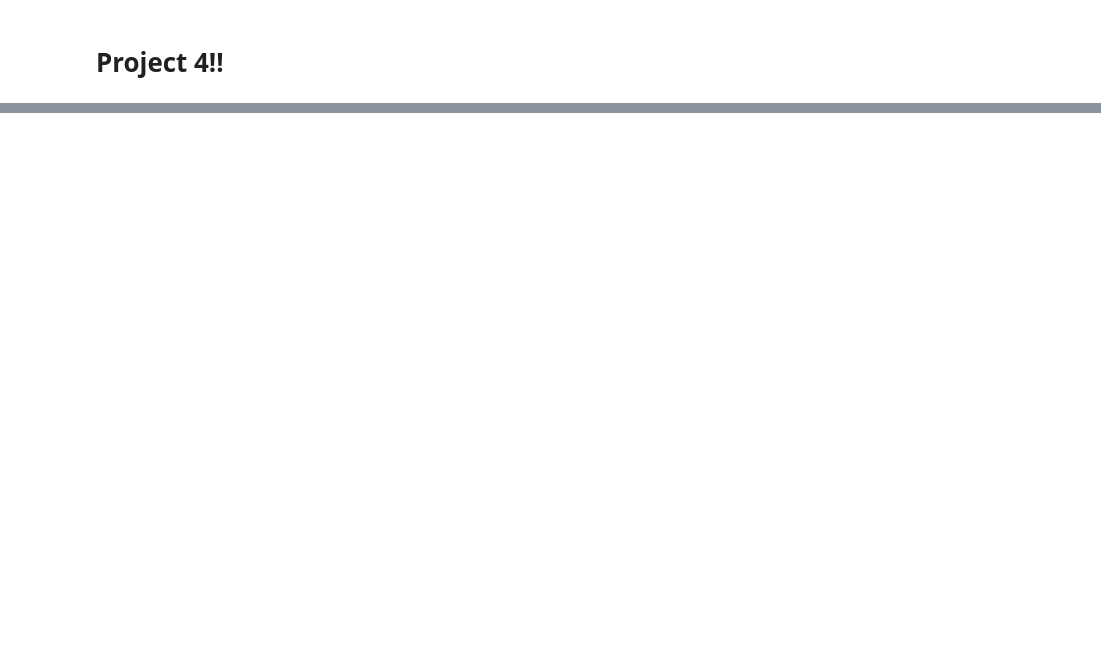
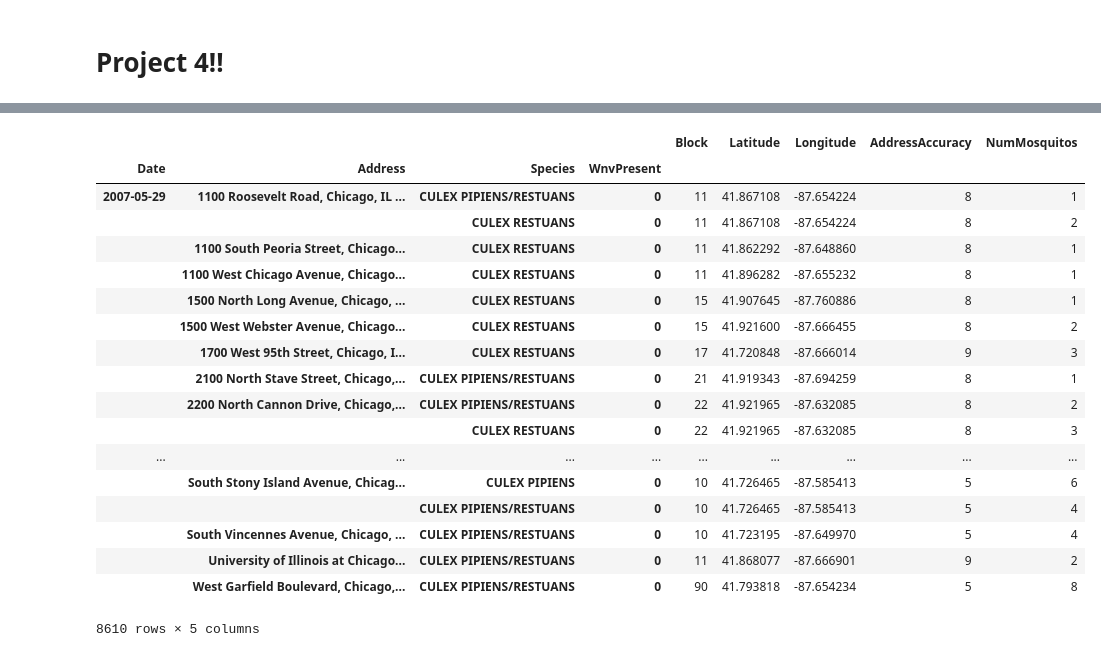
Before and after one commit to nicholas-limjj/dsi-project4, a Jupyter notebook: code/DataAnalysis.ipynb, the cells around one changed output, grey strips where cells are left out. Drawn from its saved outputs; the diff is of its cells as text; code cells hidden in the pictures; blank space fills up the shorter version.

```diff
--- a/code/DataAnalysis.ipynb
+++ b/code/DataAnalysis.ipynb
@@ -8,0 +3,13 @@ train_df = pd.read_csv('../dataset/train.csv')
+# %%
+import pandas as pd
+import numpy as np
+import matplotlib.pyplot as plt
+from sklearn.linear_model import LogisticRegression
+from sklearn.preprocessing import StandardScaler, PolynomialFeatures
+from sklearn.model_selection import train_test_split, GridSearchCV
+from sklearn.metrics import roc_auc_score
+
+%matplotlib inline
+
+pd.set_option('display.max_rows', 100) # to look at more rows of data later
+pd.set_option('display.max_columns', 100) # to expand columns view so that all can be seen later
@@ -17,0 +93,22 @@ train_df.head()
+# %%
+train_df.groupby(by=['Date','Address','Species','WnvPresent']).sum()
+# %% [output]
+|  |  |  |  | Block | Latitude | Longitude | AddressAccuracy | NumMosquitos |
+| Date | Address | Species | WnvPresent |  |  |  |  |  |
+| 2007-05-29 | 1100 Roosevelt Road, Chicago, IL ... | CULEX PIPIENS/RESTUANS | 0 | 11 | 41.867108 | -87.654224 | 8 | 1 |
+|  |  | CULEX RESTUANS | 0 | 11 | 41.867108 | -87.654224 | 8 | 2 |
+|  | 1100 South Peoria Street, Chicago... | CULEX RESTUANS | 0 | 11 | 41.862292 | -87.648860 | 8 | 1 |
+|  | 1100 West Chicago Avenue, Chicago... | CULEX RESTUANS | 0 | 11 | 41.896282 | -87.655232 | 8 | 1 |
+|  | 1500 North Long Avenue, Chicago, ... | CULEX RESTUANS | 0 | 15 | 41.907645 | -87.760886 | 8 | 1 |
+|  | 1500 West Webster Avenue, Chicago... | CULEX RESTUANS | 0 | 15 | 41.921600 | -87.666455 | 8 | 2 |
+|  | 1700 West 95th Street, Chicago, I... | CULEX RESTUANS | 0 | 17 | 41.720848 | -87.666014 | 9 | 3 |
+|  | 2100 North Stave Street, Chicago,... | CULEX PIPIENS/RESTUANS | 0 | 21 | 41.919343 | -87.694259 | 8 | 1 |
+|  | 2200 North Cannon Drive, Chicago,... | CULEX PIPIENS/RESTUANS | 0 | 22 | 41.921965 | -87.632085 | 8 | 2 |
+|  |  | CULEX RESTUANS | 0 | 22 | 41.921965 | -87.632085 | 8 | 3 |
+| ... | ... | ... | ... | ... | ... | ... | ... | ... |
+|  | South Stony Island Avenue, Chicag... | CULEX PIPIENS | 0 | 10 | 41.726465 | -87.585413 | 5 | 6 |
+|  |  | CULEX PIPIENS/RESTUANS | 0 | 10 | 41.726465 | -87.585413 | 5 | 4 |
+|  | South Vincennes Avenue, Chicago, ... | CULEX PIPIENS/RESTUANS | 0 | 10 | 41.723195 | -87.649970 | 5 | 4 |
+|  | University of Illinois at Chicago... | CULEX PIPIENS/RESTUANS | 0 | 11 | 41.868077 | -87.666901 | 9 | 2 |
+|  | West Garfield Boulevard, Chicago,... | CULEX PIPIENS/RESTUANS | 0 | 90 | 41.793818 | -87.654234 | 5 | 8 |
+8610 rows × 5 columns
```
Also changed, not shown: parts of 54 cells of this notebook, 7 other files.
